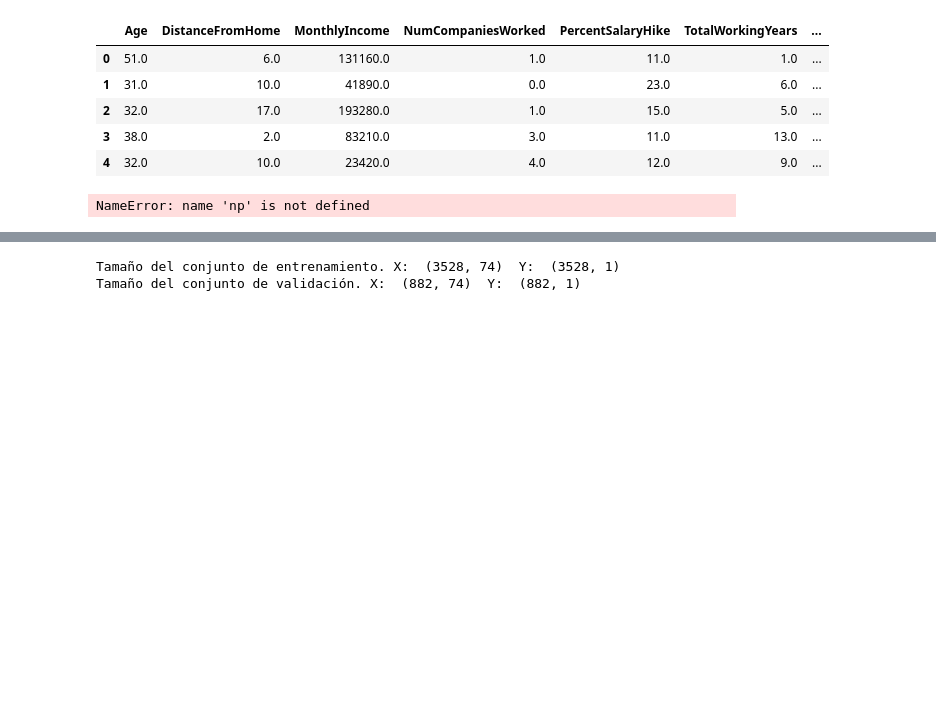
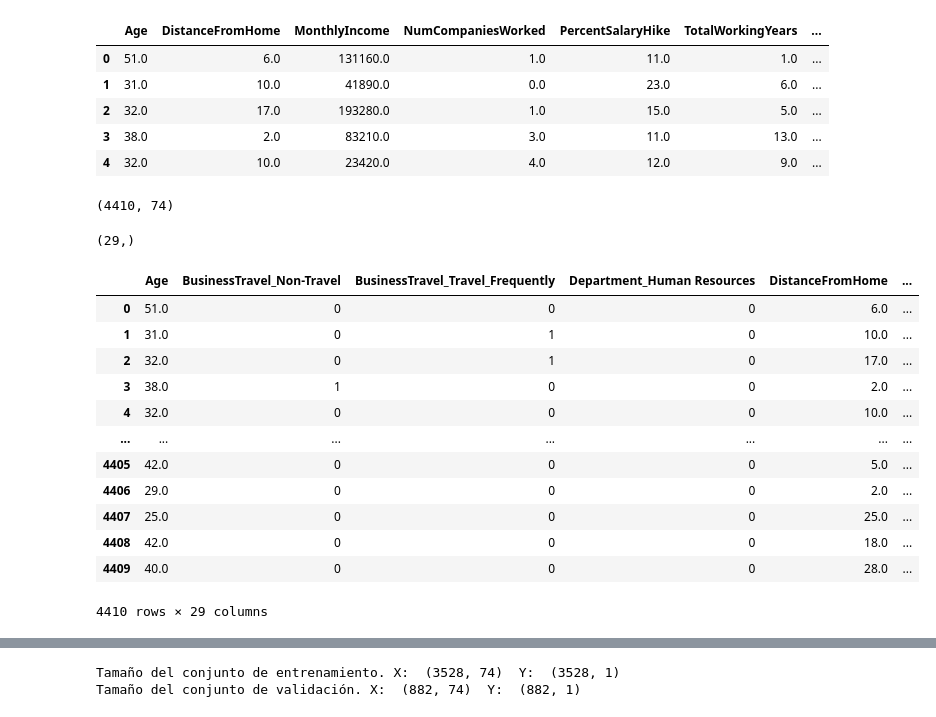
Before and after one commit to vladimir-martin/analitica3_HR, a Jupyter notebook: modelos.ipynb, the cells around one changed output, grey strips where cells are left out. Saved outputs shown, nothing was run; the diff lists cells and outputs as text; code cells hidden in the pictures; blank space fills up the shorter version.

```diff
--- a/modelos.ipynb
+++ b/modelos.ipynb
@@ -126,6 +126,10 @@ X_final.head()
 | 2 | 32.0 | 17.0 | 193280.0 | 1.0 | 15.0 | 5.0 | ... |
 | 3 | 38.0 | 2.0 | 83210.0 | 3.0 | 11.0 | 13.0 | ... |
 | 4 | 32.0 | 10.0 | 23420.0 | 4.0 | 12.0 | 9.0 | ... |
+# %%
+X_final.shape
+# %% [output]
+(4410, 74)
 # %%
 ##### METODO ALTERNATIVO ESCOGIENDO VARIABLES SEGUN IMPORTANCIA DE VARIABLES EN LOS MODELOS
 #Nombre de caracteristicas númericas
@@ -146,7 +156,25 @@ m_gbr = XGBRegressor()
 modelos=list([m_ranfor,m_dtree, m_lreg, m_gbr])
 
 #se usa funcion sel_variables para comparar los desempeños de los modelos
-var_names=funciones.sel_variables(modelos,X_final,y,threshold="2*mean")# threshold selecciona los limites de seleccion de importancia de variables, en este caso selecciona la variables que sean dos veces el promedio
-var_names.shape
+var_names=funciones.sel_variables(modelos,X_final,y,threshold="1.5*mean")# threshold selecciona los limites de seleccion de importancia de variables, en este caso selecciona la variables que sean dos veces el promedio
+var_names.shape #ANTES TENIAMOS 74 VARIABLES
 # %% [output]
-NameError: name 'np' is not defined
+(29,)
+# %%
+#matriz con variables seleccionadas
+X_sel=X_final[var_names]
+X_sel
+# %% [output]
+|  | Age | BusinessTravel_Non-Travel | BusinessTravel_Travel_Frequently | Department_Human Resources | DistanceFromHome | ... |
+| 0 | 51.0 | 0 | 0 | 0 | 6.0 | ... |
+| 1 | 31.0 | 0 | 1 | 0 | 10.0 | ... |
+| 2 | 32.0 | 0 | 1 | 0 | 17.0 | ... |
+| 3 | 38.0 | 1 | 0 | 0 | 2.0 | ... |
+| 4 | 32.0 | 0 | 0 | 0 | 10.0 | ... |
+| ... | ... | ... | ... | ... | ... | ... |
+| 4405 | 42.0 | 0 | 0 | 0 | 5.0 | ... |
+| 4406 | 29.0 | 0 | 0 | 0 | 2.0 | ... |
+| 4407 | 25.0 | 0 | 0 | 0 | 25.0 | ... |
+| 4408 | 42.0 | 0 | 0 | 0 | 18.0 | ... |
+| 4409 | 40.0 | 0 | 0 | 0 | 28.0 | ... |
+4410 rows × 29 columns
```
Also changed, not shown: parts of 4 cells of this notebook, 1 other file.
